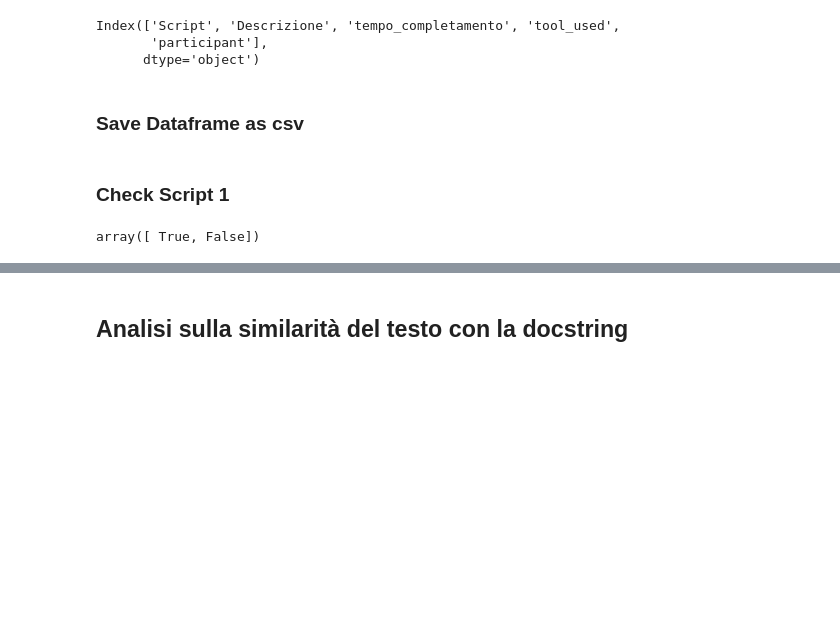
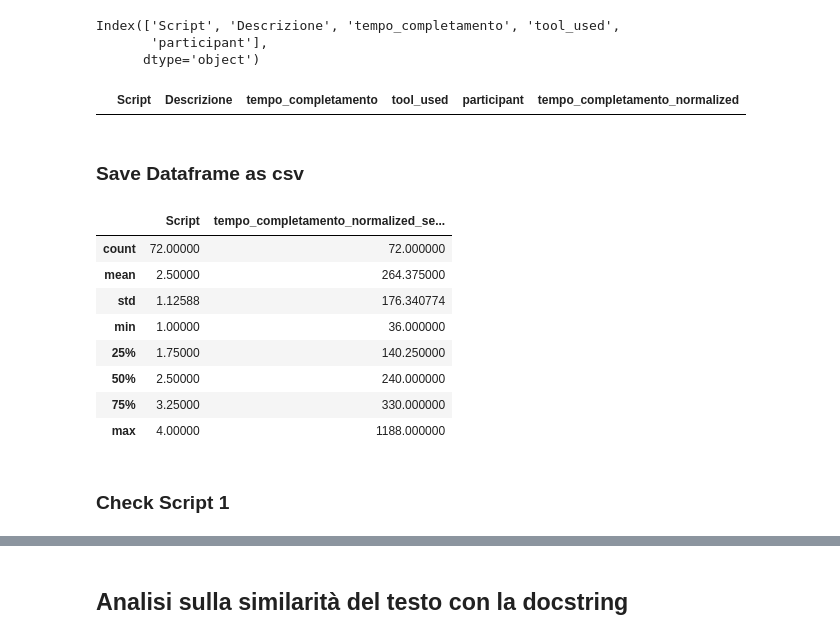
Before and after one commit to leotodisco/TARS_empirical_experiment, a Jupyter notebook: statistical_analysis/RQ1_statistical_analysis.ipynb, the cells around one changed output, grey strips where cells are left out. Drawn from its saved outputs; the diff is of its cells as text; code cells hidden in the pictures; blank space fills up the shorter version.

```diff
--- a/statistical_analysis/RQ1_statistical_analysis.ipynb
+++ b/statistical_analysis/RQ1_statistical_analysis.ipynb
@@ -257,6 +257,9 @@ Index(['Script', 'Descrizione', 'tempo_completamento', 'tool_used',
 rq_1_df["tempo_completamento_normalized"] = rq_1_df["tempo_completamento"].apply(normalize_time)
 # %%
 righe_na = rq_1_df[rq_1_df["tempo_completamento_normalized"].isna()]
+righe_na
+# %% [output]
+|  | Script | Descrizione | tempo_completamento | tool_used | participant | tempo_completamento_normalized |
 # %%
 rq_1_df = rq_1_df.dropna(axis=0)
 # %%
@@ -265,12 +268,20 @@ rq_1_df["tempo_completamento_normalized_seconds"] = rq_1_df["tempo_completamento
 ### Save Dataframe as csv
 # %%
 rq_1_df.to_csv(f"{RQ1_DATA_FOLDER_PATH}/all_data_cleaned.csv")
+# %%
+rq_1_df.describe()
+# %% [output]
+|  | Script | tempo_completamento_normalized_se... |
+| count | 72.00000 | 72.000000 |
+| mean | 2.50000 | 264.375000 |
+| std | 1.12588 | 176.340774 |
+| min | 1.00000 | 36.000000 |
+| 25% | 1.75000 | 140.250000 |
+| 50% | 2.50000 | 240.000000 |
+| 75% | 3.25000 | 330.000000 |
+| max | 4.00000 | 1188.000000 |
 # %% [markdown]
 ### Check Script 1
-# %%
-rq_1_df["tool_used"].unique()
-# %% [output]
-array([ True, False])
 # %%
 tool_used_df_script1 = rq_1_df[rq_1_df["tool_used"]==True]
 tool_used_df_script1.describe()
```
Also changed, not shown: parts of 23 cells of this notebook, 3 other files.
